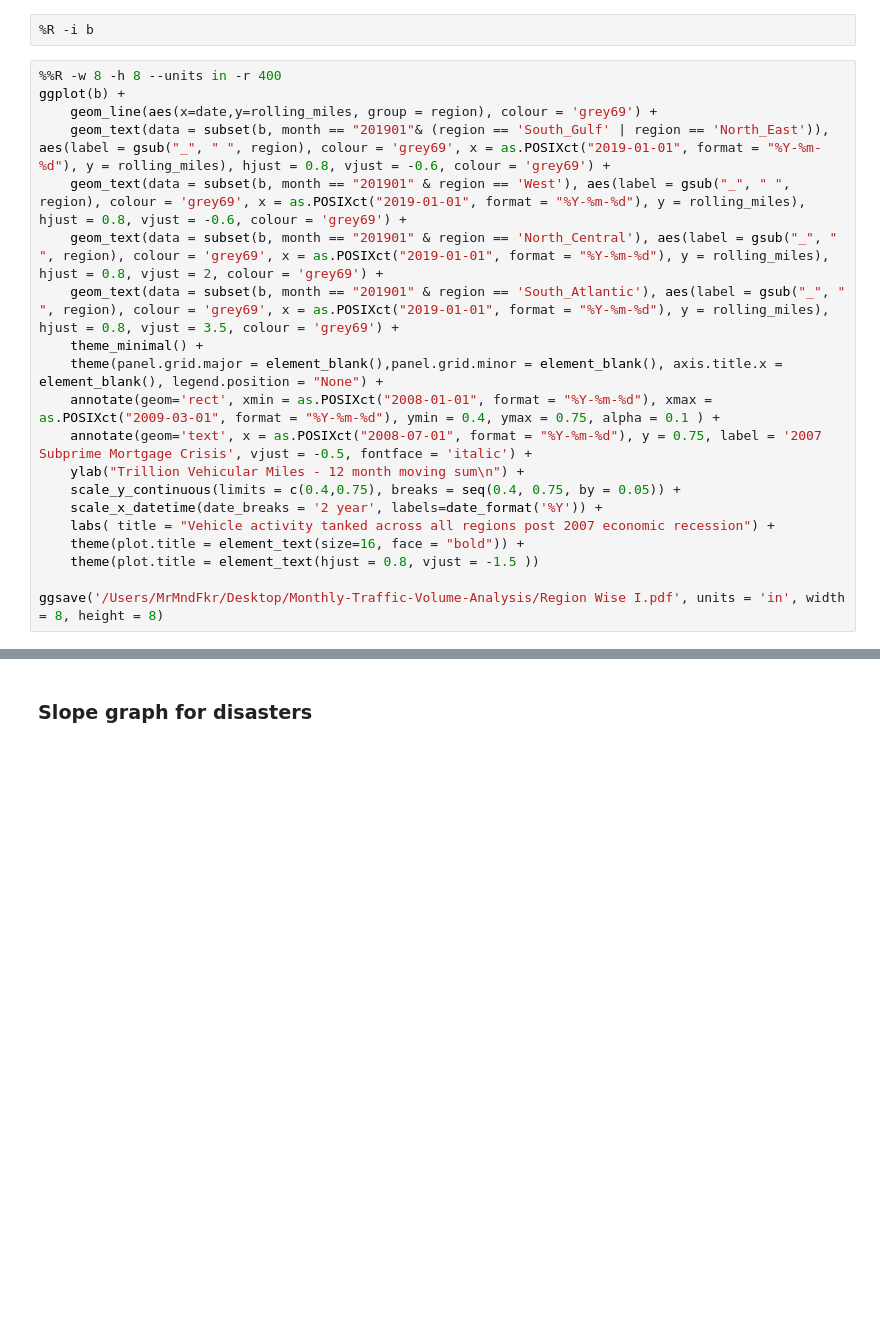
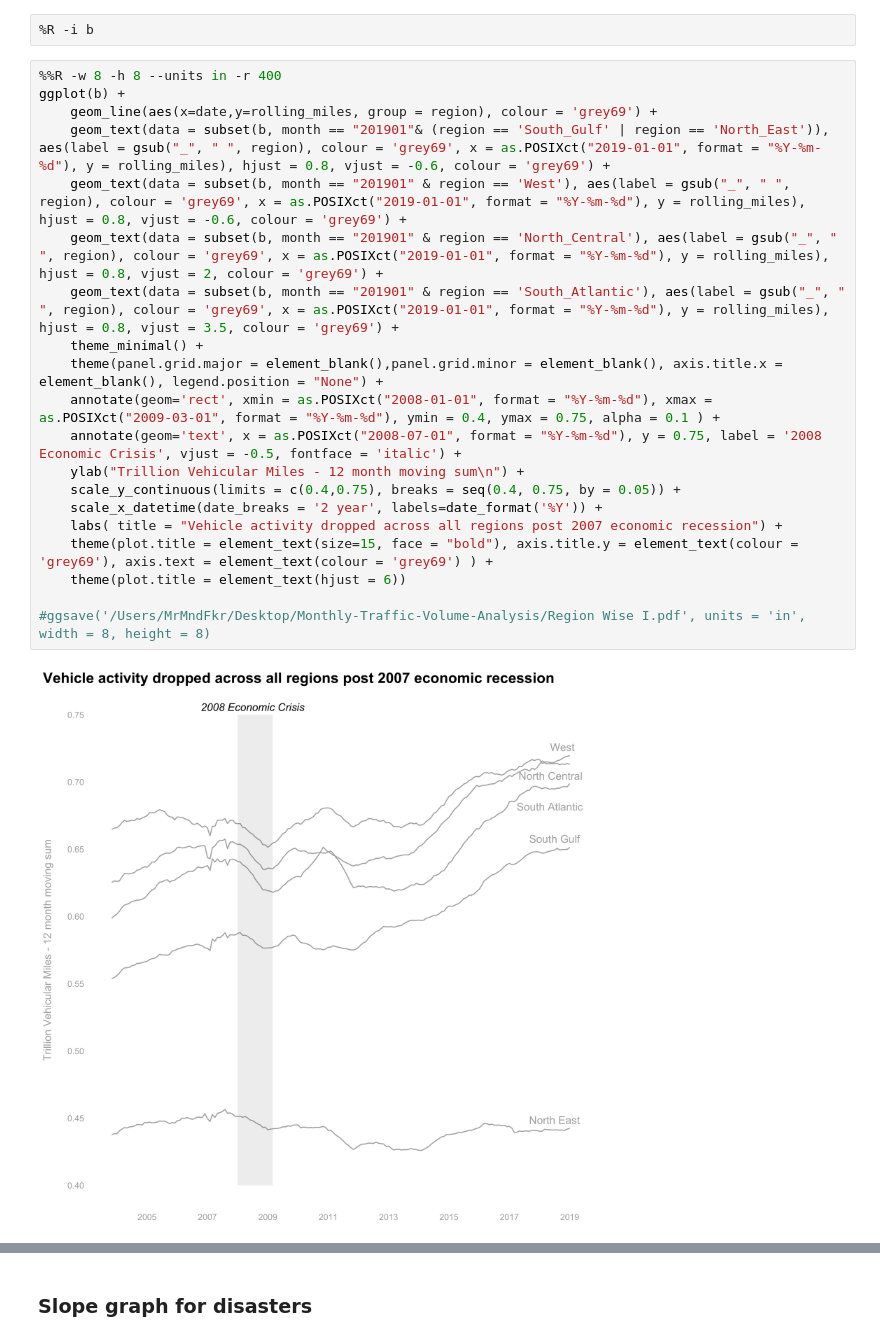
Before and after one commit to ShishirKumar93/Monthly-Traffic-Volume-Analysis, a Jupyter notebook: Graphs.ipynb, the cells around one changed output, grey strips where cells are left out. Cells and saved outputs as stored; diff of their text form; blank space fills up the shorter version.

```diff
--- a/Graphs.ipynb
+++ b/Graphs.ipynb
@@ -106,23 +100,25 @@ array(['ggrepel', 'ggplot2', 'scales', 'tools', 'stats', 'graphics',
 # %%
 %%R -w 8 -h 8 --units in -r 400
 ggplot(b) +
     geom_line(aes(x=date,y=rolling_miles, group = region), colour = 'grey69') +
     geom_text(data = subset(b, month == "201901"& (region == 'South_Gulf' | region == 'North_East')), aes(label = gsub("_", " ", region), colour = 'grey69', x = as.POSIXct("2019-01-01", format = "%Y-%m-%d"), y = rolling_miles), hjust = 0.8, vjust = -0.6, colour = 'grey69') +
     geom_text(data = subset(b, month == "201901" & region == 'West'), aes(label = gsub("_", " ", region), colour = 'grey69', x = as.POSIXct("2019-01-01", format = "%Y-%m-%d"), y = rolling_miles), hjust = 0.8, vjust = -0.6, colour = 'grey69') +
     geom_text(data = subset(b, month == "201901" & region == 'North_Central'), aes(label = gsub("_", " ", region), colour = 'grey69', x = as.POSIXct("2019-01-01", format = "%Y-%m-%d"), y = rolling_miles), hjust = 0.8, vjust = 2, colour = 'grey69') +
     geom_text(data = subset(b, month == "201901" & region == 'South_Atlantic'), aes(label = gsub("_", " ", region), colour = 'grey69', x = as.POSIXct("2019-01-01", format = "%Y-%m-%d"), y = rolling_miles), hjust = 0.8, vjust = 3.5, colour = 'grey69') +
     theme_minimal() +
     theme(panel.grid.major = element_blank(),panel.grid.minor = element_blank(), axis.title.x = element_blank(), legend.position = "None") +
     annotate(geom='rect', xmin = as.POSIXct("2008-01-01", format = "%Y-%m-%d"), xmax = as.POSIXct("2009-03-01", format = "%Y-%m-%d"), ymin = 0.4, ymax = 0.75, alpha = 0.1 ) +
-    annotate(geom='text', x = as.POSIXct("2008-07-01", format = "%Y-%m-%d"), y = 0.75, label = '2007 Subprime Mortgage Crisis', vjust = -0.5, fontface = 'italic') +
+    annotate(geom='text', x = as.POSIXct("2008-07-01", format = "%Y-%m-%d"), y = 0.75, label = '2008 Economic Crisis', vjust = -0.5, fontface = 'italic') +
     ylab("Trillion Vehicular Miles - 12 month moving sum\n") +
     scale_y_continuous(limits = c(0.4,0.75), breaks = seq(0.4, 0.75, by = 0.05)) +
     scale_x_datetime(date_breaks = '2 year', labels=date_format('%Y')) +
-    labs( title = "Vehicle activity tanked across all regions post 2007 economic recession") +
-    theme(plot.title = element_text(size=16, face = "bold")) +
-    theme(plot.title = element_text(hjust = 0.8, vjust = -1.5 ))
+    labs( title = "Vehicle activity dropped across all regions post 2007 economic recession") +
+    theme(plot.title = element_text(size=15, face = "bold"), axis.title.y = element_text(colour = 'grey69'), axis.text = element_text(colour = 'grey69') ) +
+    theme(plot.title = element_text(hjust = 6))
 
-ggsave('/Users/MrMndFkr/Desktop/Monthly-Traffic-Volume-Analysis/Region Wise I.pdf', units = 'in', width = 8, height = 8)
+#ggsave('/Users/MrMndFkr/Desktop/Monthly-Traffic-Volume-Analysis/Region Wise I.pdf', units = 'in', width = 8, height = 8)
+# %% [output]
+[figure, added]
 # %%
 %%R -w 8 -h 8 --units in -r 400
 ggplot(b) +
```
Also changed, not shown: parts of 13 cells of this notebook, 5 other files.
